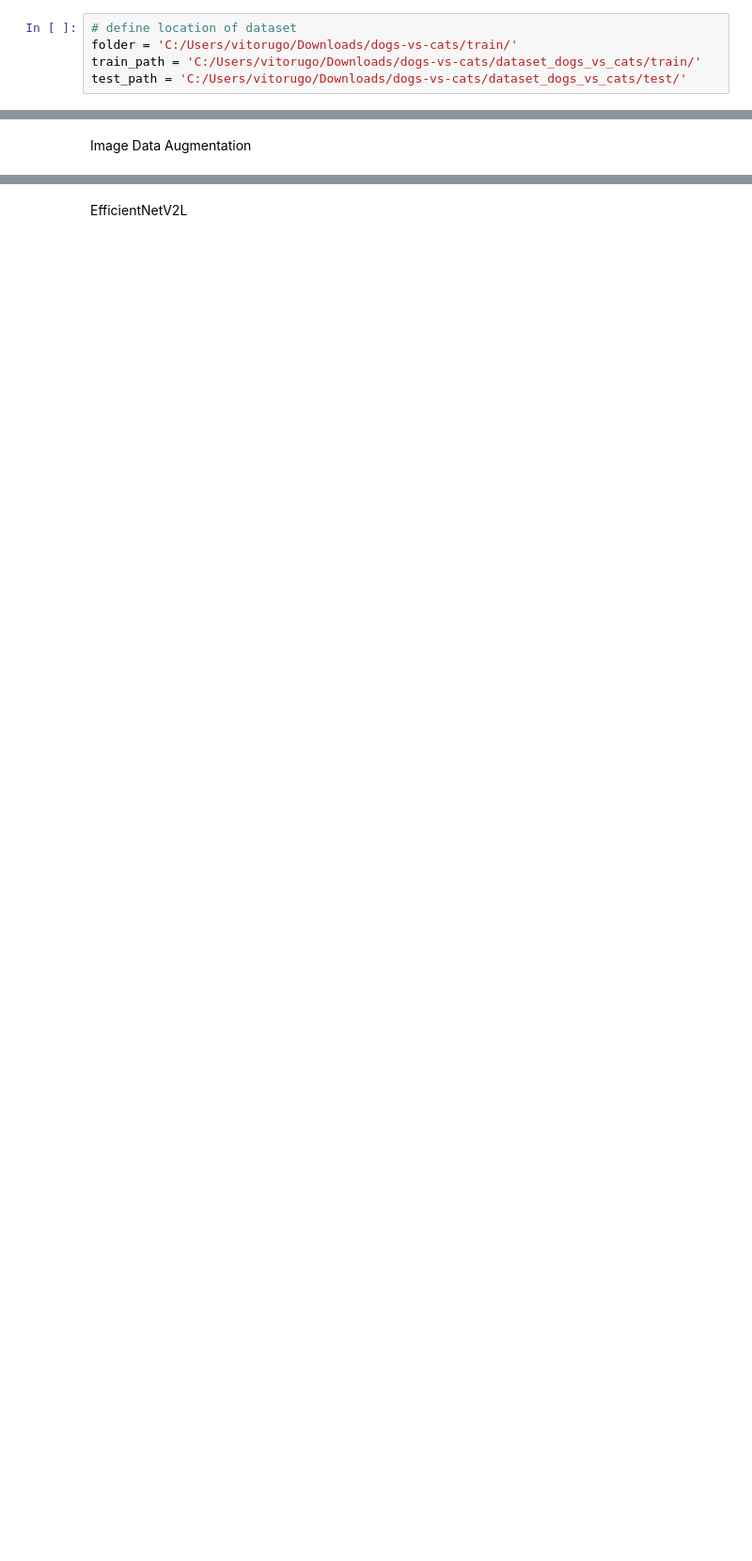
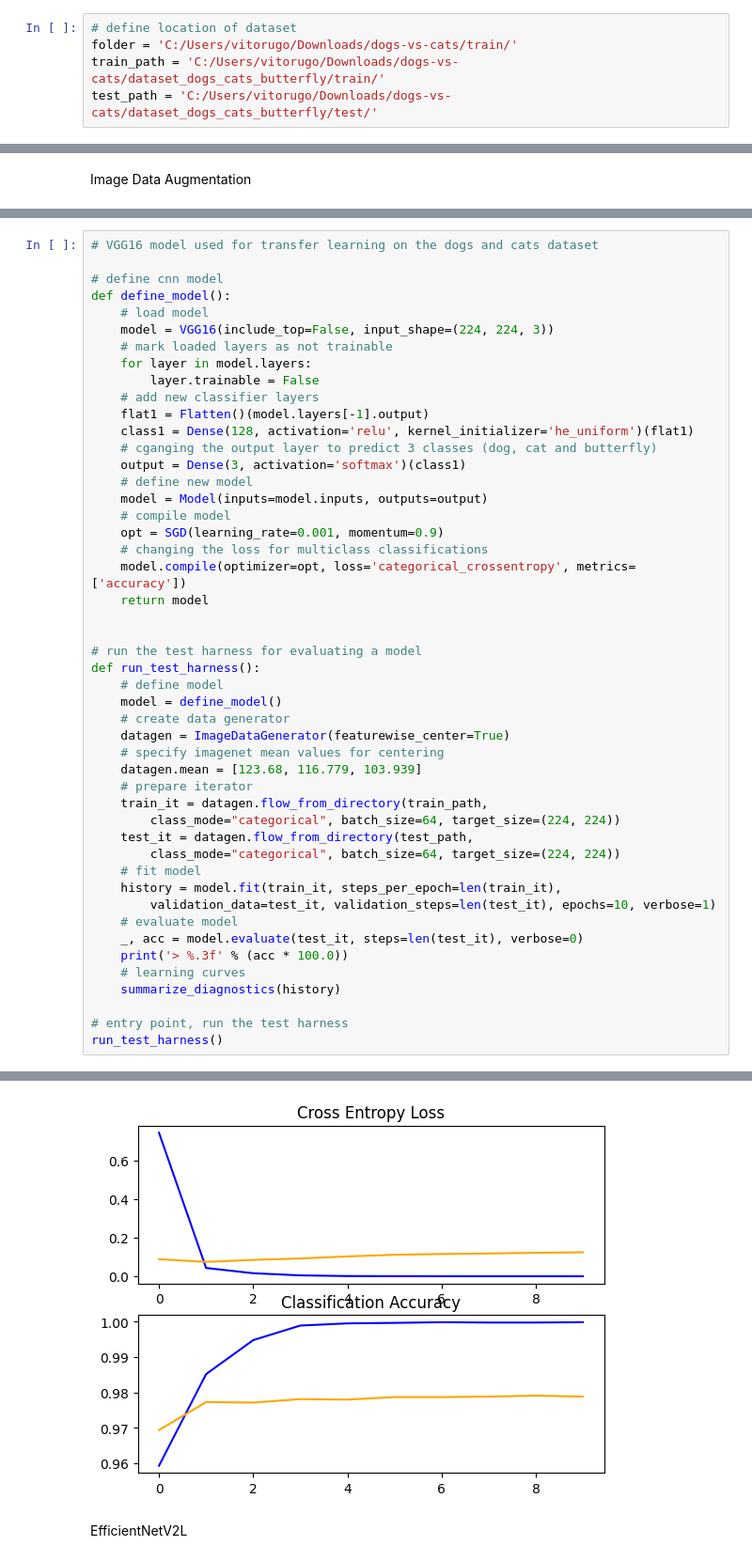
Before and after one commit to lirielly/Advanced-Topics-in-Artificial-Intelligence, a Jupyter notebook: code/add_new_class_butterfly.ipynb, the cells around one changed output, grey strips where cells are left out. Shown: that part at 94% size. Saved outputs shown, nothing was run; the diff lists cells and outputs as text; blank space fills up the shorter version.

Commit message:
new class butterfly

```diff
--- a/code/add_new_class_butterfly.ipynb
+++ b/code/add_new_class_butterfly.ipynb
@@ -23,8 +24,8 @@ from keras.applications.efficientnet_v2 import EfficientNetV2L
 # %%
 # define location of dataset
 folder = 'C:/Users/vitorugo/Downloads/dogs-vs-cats/train/'
-train_path = 'C:/Users/vitorugo/Downloads/dogs-vs-cats/dataset_dogs_vs_cats/train/'
-test_path = 'C:/Users/vitorugo/Downloads/dogs-vs-cats/dataset_dogs_vs_cats/test/'
+train_path = 'C:/Users/vitorugo/Downloads/dogs-vs-cats/dataset_dogs_cats_butterfly/train/'
+test_path = 'C:/Users/vitorugo/Downloads/dogs-vs-cats/dataset_dogs_cats_butterfly/test/'
 # %%
 # create directories
 dataset_home = 'C:/Users/vitorugo/Downloads/dogs-vs-cats/dataset_dogs_cats_butterfly/'
@@ -289,0 +318,49 @@ run_test_harness()
+# %%
+# VGG16 model used for transfer learning on the dogs and cats dataset
+
+# define cnn model
+def define_model():
+	# load model
+	model = VGG16(include_top=False, input_shape=(224, 224, 3))
+	# mark loaded layers as not trainable
+	for layer in model.layers:
+		layer.trainable = False
+	# add new classifier layers
+	flat1 = Flatten()(model.layers[-1].output)
+	class1 = Dense(128, activation='relu', kernel_initializer='he_uniform')(flat1)
+	# cganging the output layer to predict 3 classes (dog, cat and butterfly)
+	output = Dense(3, activation='softmax')(class1)
+	# define new model
+	model = Model(inputs=model.inputs, outputs=output)
+	# compile model
+	opt = SGD(learning_rate=0.001, momentum=0.9)
+	# changing the loss for multiclass classifications
+	model.compile(optimizer=opt, loss='categorical_crossentropy', metrics=['accuracy'])
+	return model
+
+
+# run the test harness for evaluating a model
+def run_test_harness():
+	# define model
+	model = define_model()
+	# create data generator
+	datagen = ImageDataGenerator(featurewise_center=True)
+	# specify imagenet mean values for centering
+	datagen.mean = [123.68, 116.779, 103.939]
+	# prepare iterator
+	train_it = datagen.flow_from_directory(train_path,
+		class_mode="categorical", batch_size=64, target_size=(224, 224))
+	test_it = datagen.flow_from_directory(test_path,
+		class_mode="categorical", batch_size=64, target_size=(224, 224))
+	# fit model
+	history = model.fit(train_it, steps_per_epoch=len(train_it),
+		validation_data=test_it, validation_steps=len(test_it), epochs=10, verbose=1)
+	# evaluate model
+	_, acc = model.evaluate(test_it, steps=len(test_it), verbose=0)
+	print('> %.3f' % (acc * 100.0))
+	# learning curves
+	summarize_diagnostics(history)
+
+# entry point, run the test harness
+run_test_harness()
+# %% [output]
@@ -290,3 +384,4 @@ run_test_harness()
+[figure, added]
 # %% [markdown]
 EfficientNetV2L
 # %%
```
Also changed, not shown: parts of 9 cells of this notebook.
